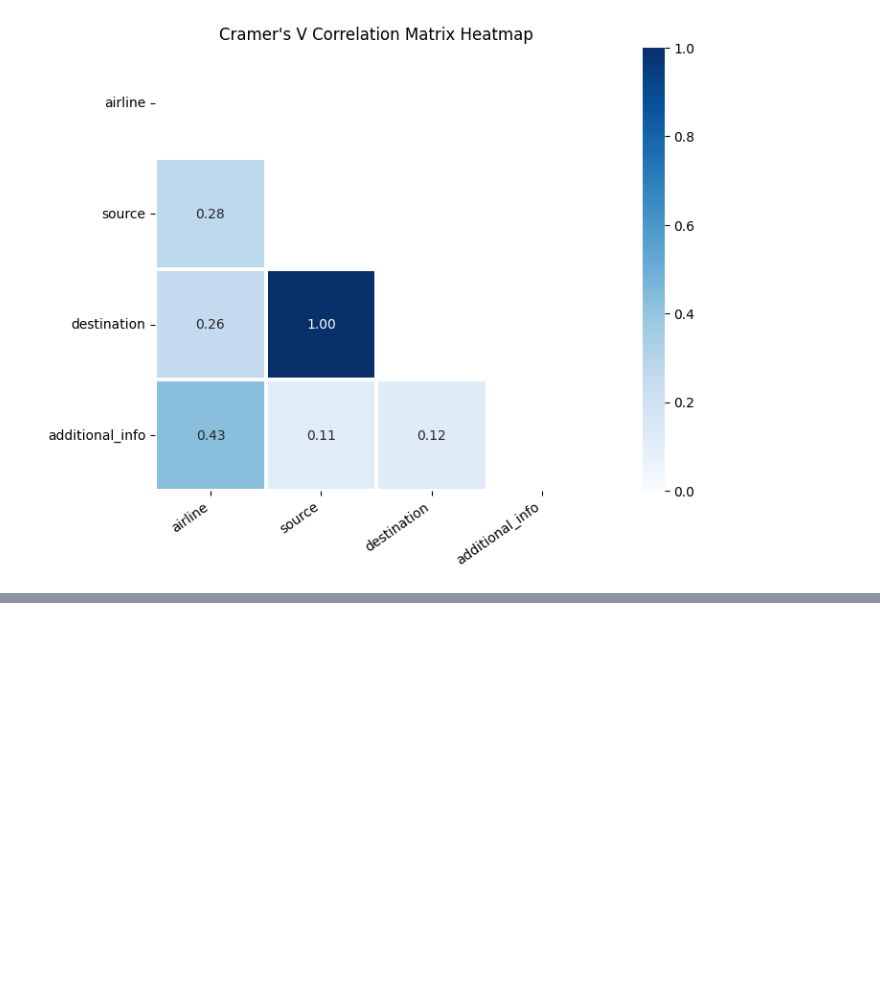
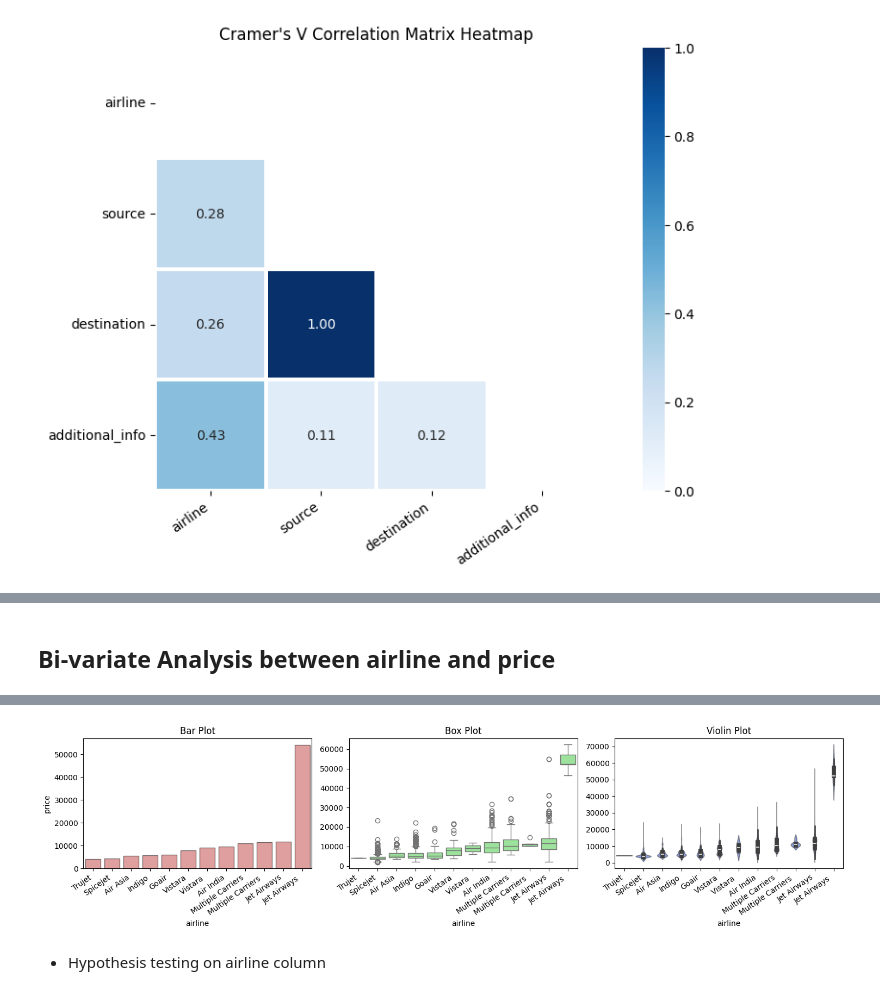
Before and after one commit to nomanmazharr/eda-with-sagemaker, a Jupyter notebook: notebooks/eda.ipynb, the cells around one changed output, grey strips where cells are left out. Saved outputs shown, nothing was run; the diff lists cells and outputs as text; code cells hidden in the pictures; blank space fills up the shorter version.

```diff
--- a/notebooks/eda.ipynb
+++ b/notebooks/eda.ipynb
@@ -176,0 +263,4 @@ eda_helper_functions.cramersV_heatmap(train)
+# %%
+eda_helper_functions.num_cat_bivar_plots(train, num_var = 'price', cat_var= 'airline')
+# %% [output]
+Bi-variate Analysis between airline and price
@@ -176,0 +268,3 @@ eda_helper_functions.cramersV_heatmap(train)
+[figure, added]
+# %% [markdown]
+- Hypothesis testing on airline column
```
Also changed, not shown: parts of 21 cells of this notebook.
